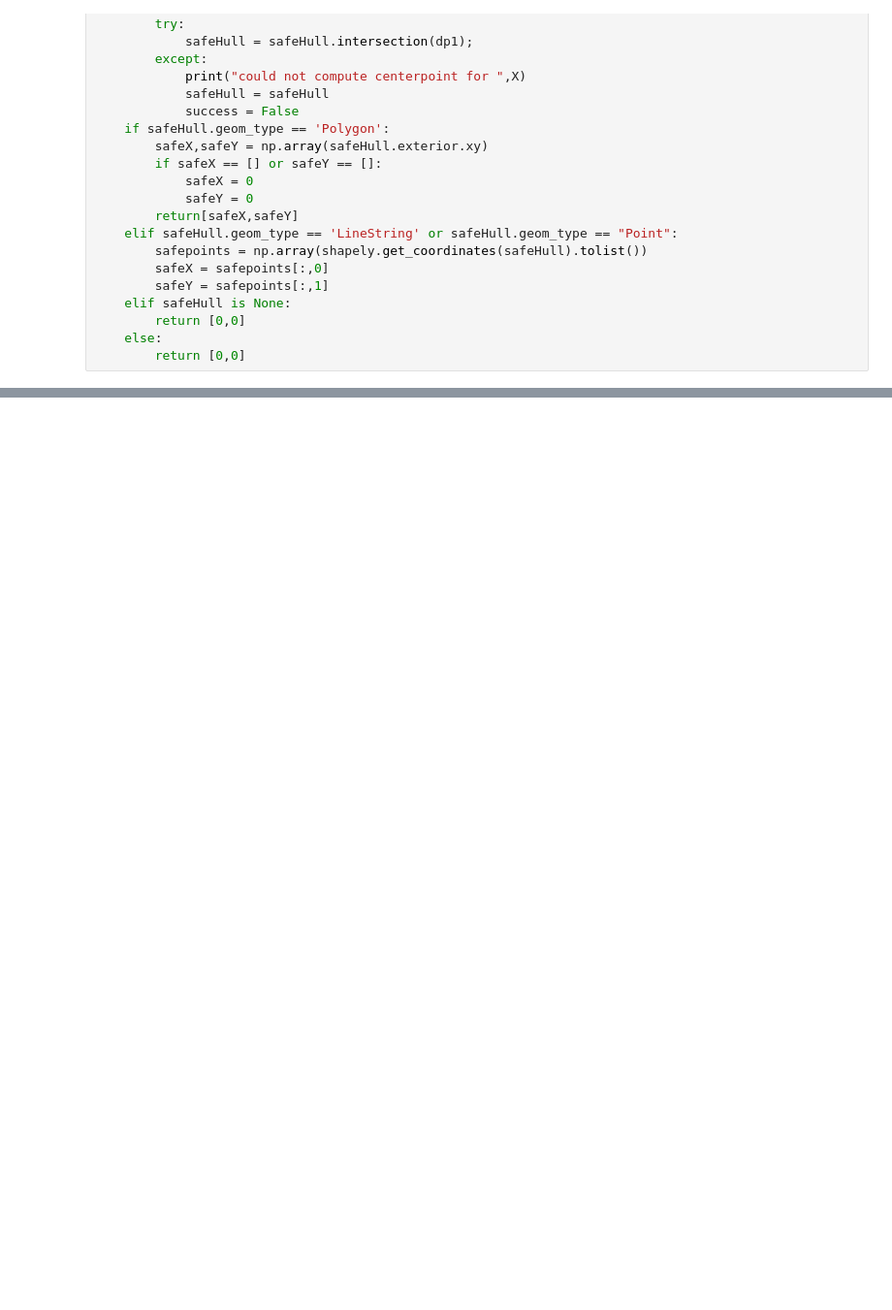
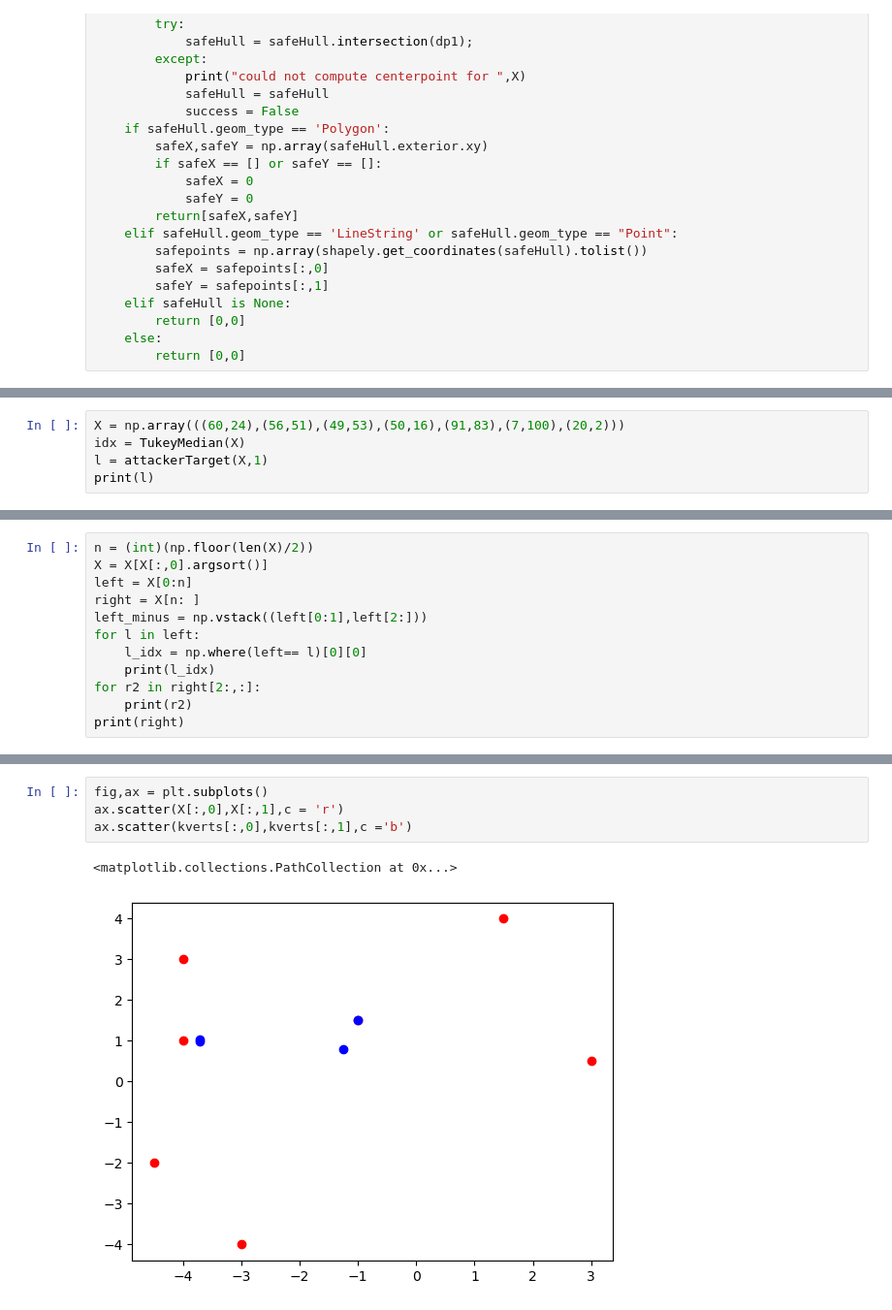
Before and after one commit to ChrisAshtonLee/Tukey, a Jupyter notebook: TukeyMedian.ipynb, the cells around one changed output, grey strips where cells are left out. Shown at 97% size. Drawn from its saved outputs; the diff is of its cells as text; blank space fills up the shorter version.

```diff
--- a/TukeyMedian.ipynb
+++ b/TukeyMedian.ipynb
@@ -364,0 +433,5 @@ def checkPrimal(k_levels,upper_klevels,lower_klevels,idx):
+# %%
+X = np.array(((60,24),(56,51),(49,53),(50,16),(91,83),(7,100),(20,2)))
+idx = TukeyMedian(X)
+l = attackerTarget(X,1)
+print(l)
@@ -364,0 +440,12 @@ def checkPrimal(k_levels,upper_klevels,lower_klevels,idx):
+# %%
+n = (int)(np.floor(len(X)/2))
+X = X[X[:,0].argsort()]
+left = X[0:n]
+right = X[n: ]
+left_minus = np.vstack((left[0:1],left[2:]))
+for l in left:
+    l_idx = np.where(left== l)[0][0]
+    print(l_idx)
+for r2 in right[2:,:]:
+    print(r2)
+print(right)
@@ -364,0 +475,7 @@ def checkPrimal(k_levels,upper_klevels,lower_klevels,idx):
+# %%
+fig,ax = plt.subplots()
+ax.scatter(X[:,0],X[:,1],c = 'r')
+ax.scatter(kverts[:,0],kverts[:,1],c ='b')
+# %% [output]
+<matplotlib.collections.PathCollection at 0x...>
+[figure, added]
```
Also changed, not shown: parts of 12 cells of this notebook.
